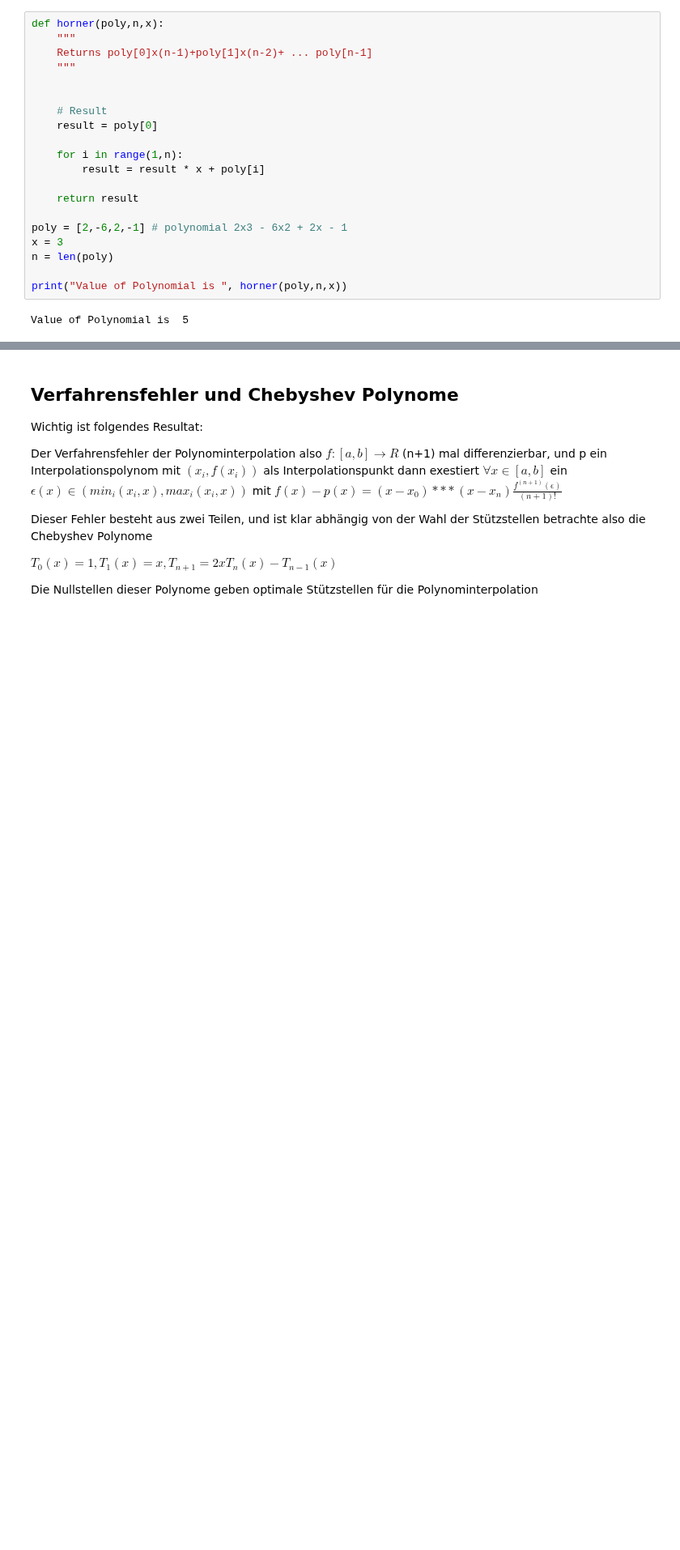
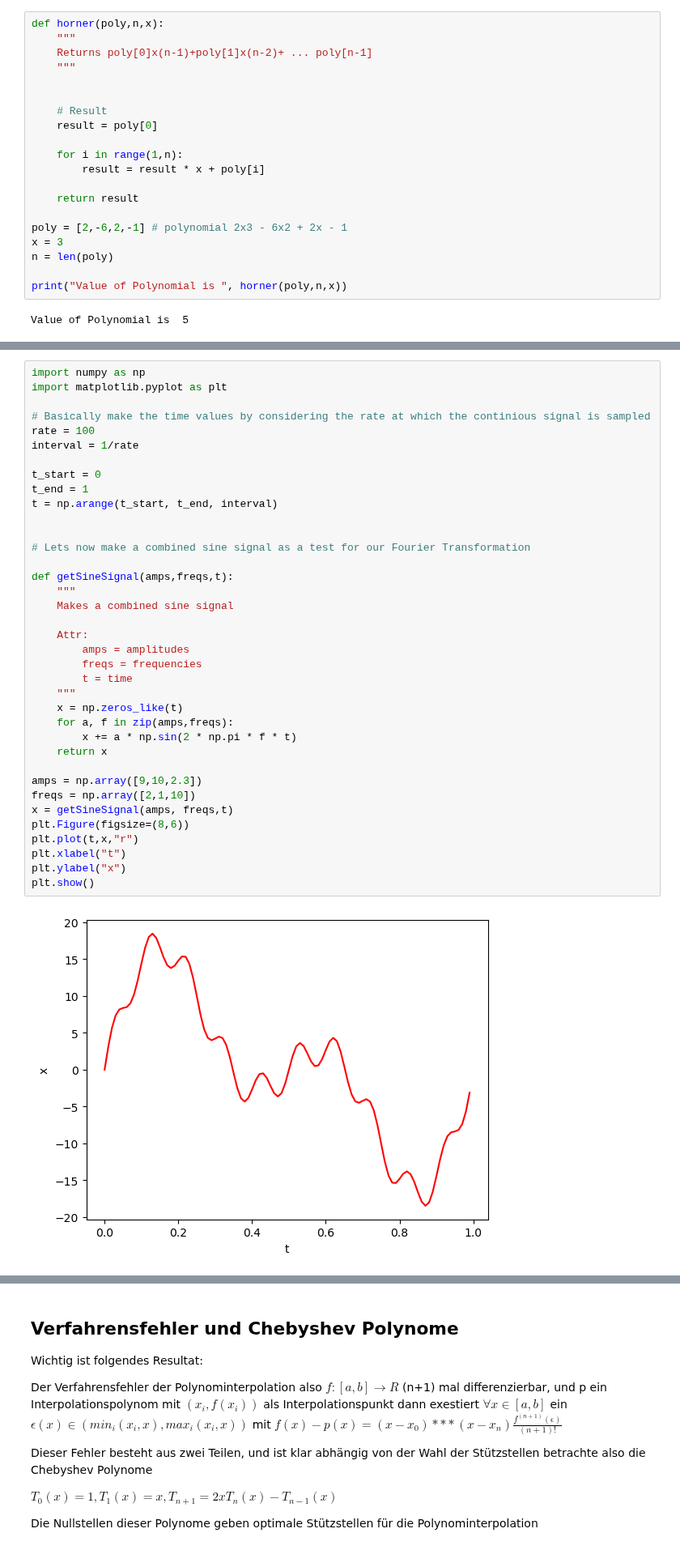
Before and after one commit to LukasMeinschad/Studium, a Jupyter notebook: Mathe/Numerik/VO/polynomial_interpolation.ipynb, the cells around one changed output, grey strips where cells are left out. Shown at 81% size. Saved outputs shown, nothing was run; the diff lists cells and outputs as text; blank space fills up the shorter version.

```diff
--- a/Mathe/Numerik/VO/polynomial_interpolation.ipynb
+++ b/Mathe/Numerik/VO/polynomial_interpolation.ipynb
@@ -100,0 +141,39 @@ Value of Polynomial is  5
+# %%
+import numpy as np
+import matplotlib.pyplot as plt
+
+# Basically make the time values by considering the rate at which the continious signal is sampled
+rate = 100
+interval = 1/rate
+
+t_start = 0
+t_end = 1
+t = np.arange(t_start, t_end, interval)
+
+
+# Lets now make a combined sine signal as a test for our Fourier Transformation
+
+def getSineSignal(amps,freqs,t):
+    """
+    Makes a combined sine signal
+
+    Attr:
+        amps = amplitudes
+        freqs = frequencies
+        t = time
+    """
+    x = np.zeros_like(t)
+    for a, f in zip(amps,freqs):
+        x += a * np.sin(2 * np.pi * f * t)
+    return x
+
+amps = np.array([9,10,2.3])
+freqs = np.array([2,1,10])
+x = getSineSignal(amps, freqs,t)
+plt.Figure(figsize=(8,6))
+plt.plot(t,x,"r")
+plt.xlabel("t")
+plt.ylabel("x")
+plt.show()
+# %% [output]
+[figure, added]
```
Also changed, not shown: parts of 18 cells of this notebook, 41 other files.
